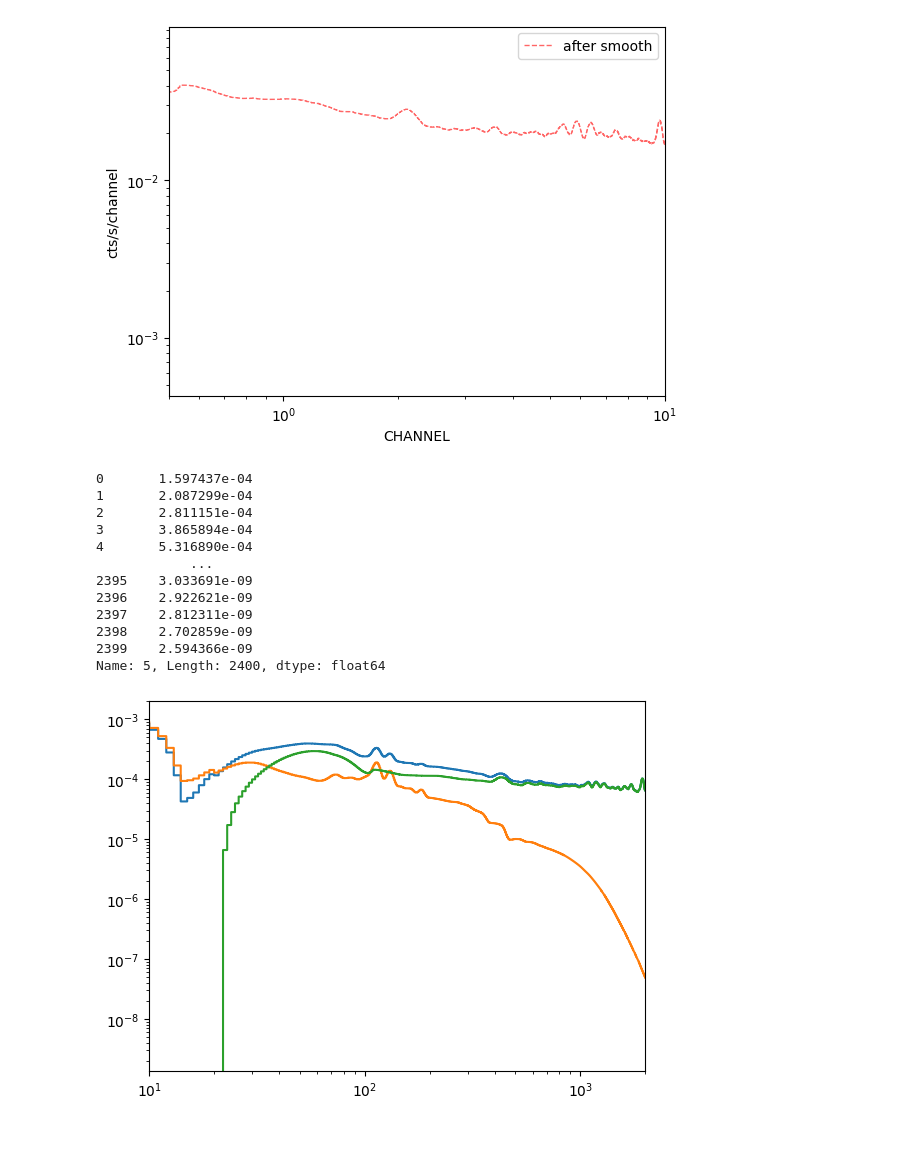
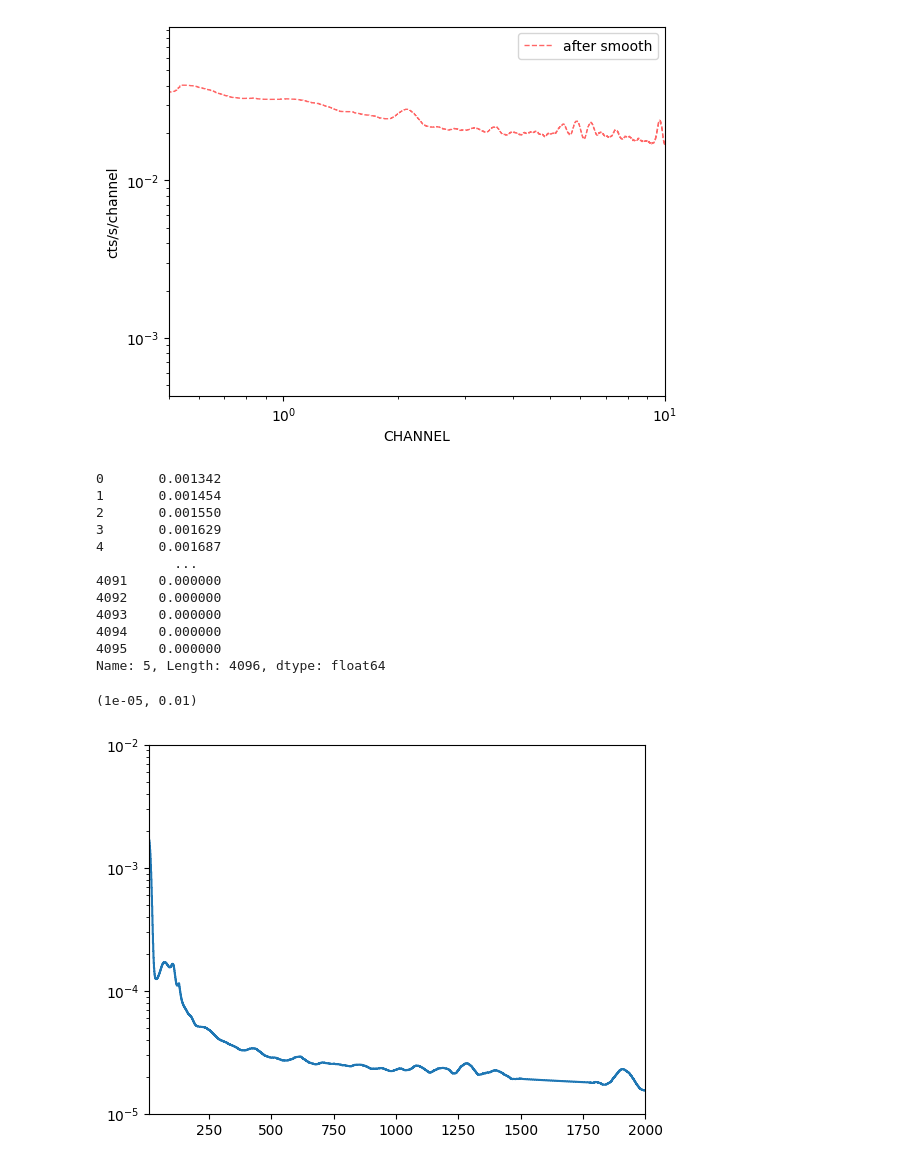
Before and after one commit to yanlingchen1/XGAP-ABUN, a Jupyter notebook: codes/verify_eckert/xspec-fitting-pipeline/bkg-atable-pipeline/plot_smoothed_qpb.ipynb, the cells around one changed output. Drawn from its saved outputs; the diff is of its cells as text; code cells hidden in the pictures; blank space fills up the shorter version.

```diff
--- a/codes/verify_eckert/xspec-fitting-pipeline/bkg-atable-pipeline/plot_smoothed_qpb.ipynb
+++ b/codes/verify_eckert/xspec-fitting-pipeline/bkg-atable-pipeline/plot_smoothed_qpb.ipynb
@@ -41,27 +41,31 @@ plt.xlim(0.5,10)
 [figure]
 # %%
 import pandas as pd
-mdl_file = f'{filepath}/../fit_231019/bins/tst.qdp'
+filepath = f'/Users/eusracenorth/Documents/work/XGAP-ABUN/data/ID3460/eckert/ID3460/0903892401/SDSSTG3460_bkg'
+dat_file = f'/Users/eusracenorth/Documents/work/XGAP-ABUN/data/ID3460/eckert/ID3460/0903892401/SDSSTG3460_bkg'
+mdl_file = f'{filepath}/../fit_231019/dats/atable_pnS003_reg6.qdp'
 mdl_df = pd.read_csv(mdl_file, skiprows=3, header=None, delim_whitespace=True)
 mdl_f = mdl_df.iloc[:, 4]
 plt.step(mdl_df.iloc[:, 0], mdl_df.iloc[:, 4])
-plt.step(mdl_df.iloc[:, 0], mdl_df.iloc[:, 5])
-plt.step(mdl_df.iloc[:, 0], mdl_df.iloc[:, 6])
-plt.xscale('log')
+# plt.step(mdl_df.iloc[:, 0], mdl_df.iloc[:, 5])
+# plt.step(mdl_df.iloc[:, 0], mdl_df.iloc[:, 6])
+# plt.xscale('log')
 plt.yscale('log')
 plt.xlim(10,2000)
 print(mdl_df.iloc[:, 5])
+plt.ylim(1e-5, 1e-2)
 # %% [output]
-0       1.597437e-04
-1       2.087299e-04
-2       2.811151e-04
-3       3.865894e-04
-4       5.316890e-04
-            ...
-2395    3.033691e-09
-2396    2.922621e-09
-2397    2.812311e-09
-2398    2.702859e-09
-2399    2.594366e-09
-Name: 5, Length: 2400, dtype: float64
+0       0.001342
+1       0.001454
+2       0.001550
+3       0.001629
+4       0.001687
+          ...
+4091    0.000000
+4092    0.000000
+4093    0.000000
+4094    0.000000
+4095    0.000000
+Name: 5, Length: 4096, dtype: float64
+(1e-05, 0.01)
-[figure, old version]
+[figure, new version]
```
Also changed, not shown: 13 other files.
